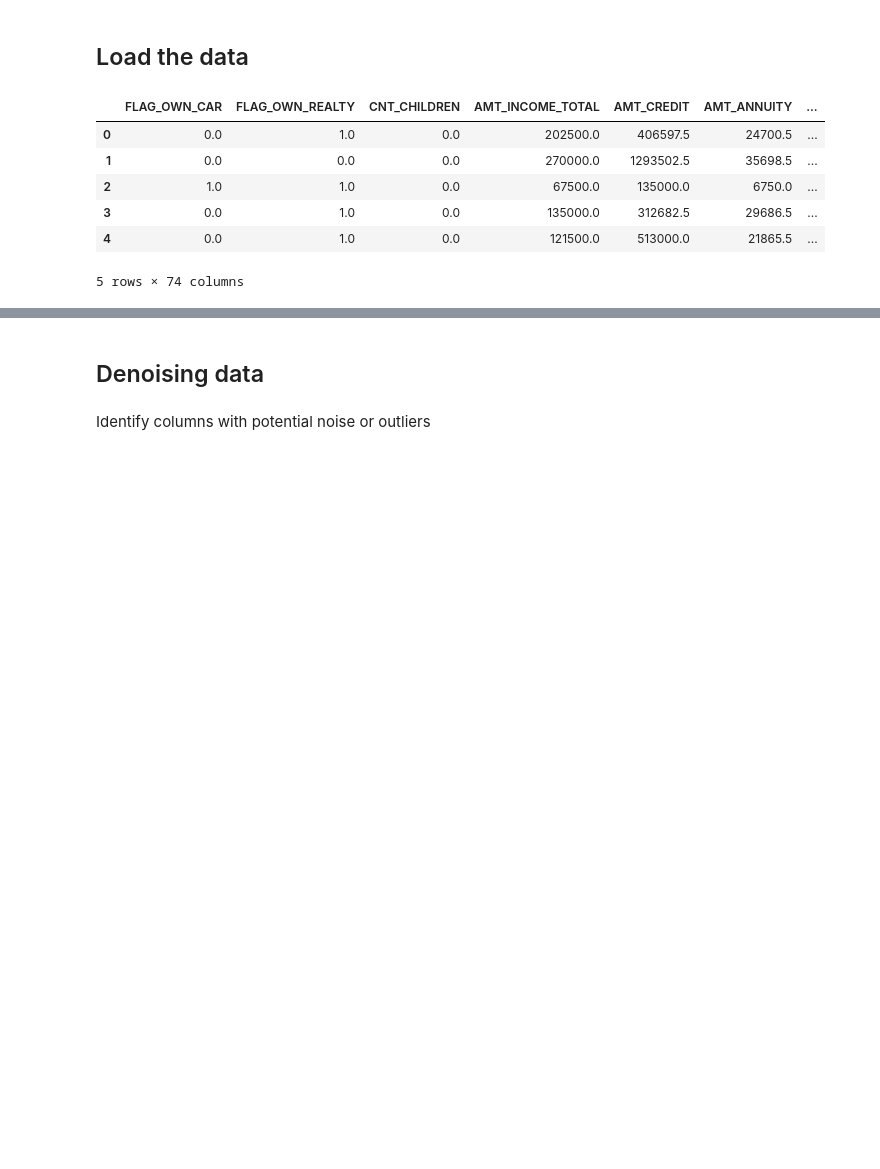
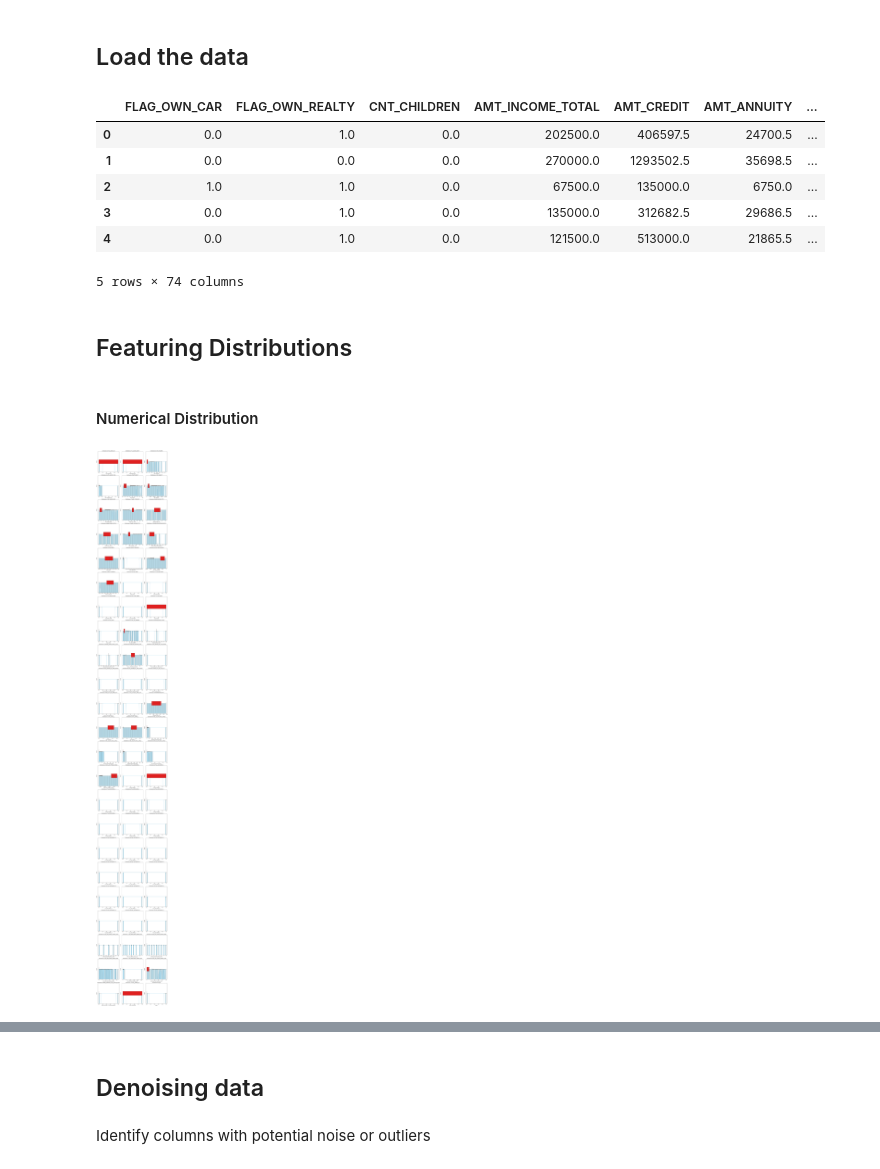
Before and after one commit to aitordiezUD/Default-Risk, a Jupyter notebook: notebooks/01_EDA.ipynb, the cells around one changed output, grey strips where cells are left out. Cells and saved outputs as stored; diff of their text form; code cells hidden in the pictures; blank space fills up the shorter version.

Commit message:
Features Distribution

```diff
--- a/notebooks/01_EDA.ipynb
+++ b/notebooks/01_EDA.ipynb
@@ -19,3 +22,28 @@ df.head()
 | 3 | 0.0 | 1.0 | 0.0 | 135000.0 | 312682.5 | 29686.5 | ... |
 | 4 | 0.0 | 1.0 | 0.0 | 121500.0 | 513000.0 | 21865.5 | ... |
 5 rows × 74 columns
+# %% [markdown]
+## Featuring Distributions
+# %% [markdown]
+#### Numerical Distribution
+# %%
+#Select numerical columns
+nColumns = df.select_dtypes(include= ['float64', 'int64']).columns
+#Visulize distributions of numerical columns in histograms
+cols = 3
+rows = int(np.ceil(len(nColumns)/cols))
+plt.figure(figsize=(cols*5,rows*5))
+
+for i, col in enumerate(nColumns,1):
+    plt.subplot(rows,cols,i)
+    #Histogram
+    sns.histplot(df[col],kde=True, color= 'skyblue', bins= 30)
+    #Boxplot for the outliers in color red
+    sns.boxplot(x=df[col], color="red", width=0.2)
+
+    plt.title(f'Distribution of {col}')
+
+plt.tight_layout()
+plt.show()
+# %% [output]
+[figure, added]
```
Also changed, not shown: parts of 6 cells of this notebook, 2 other files.
